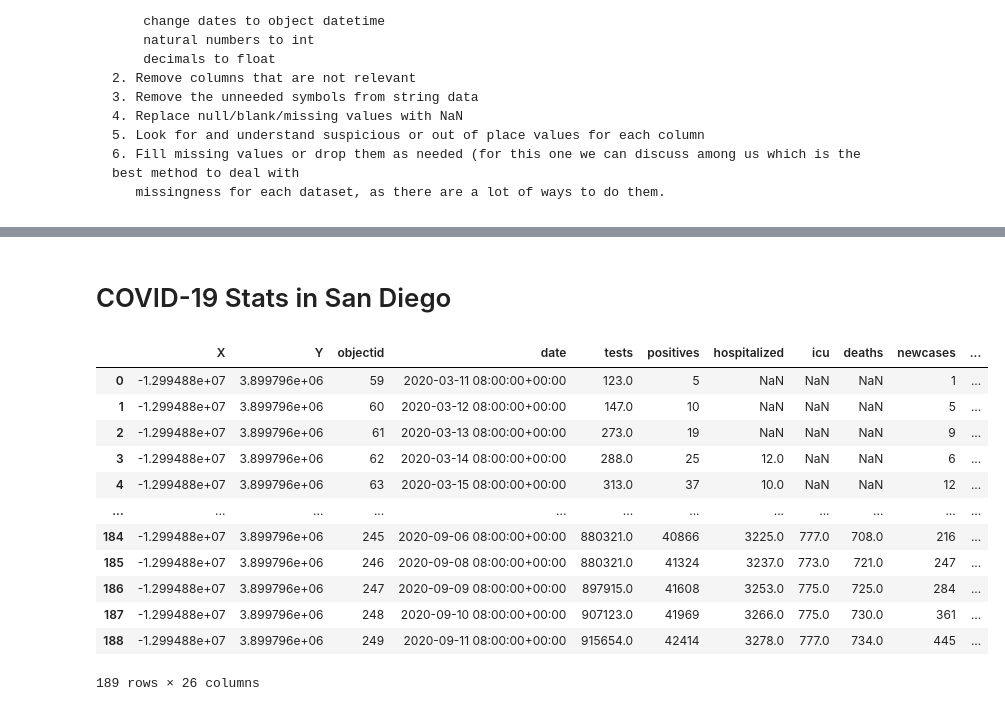
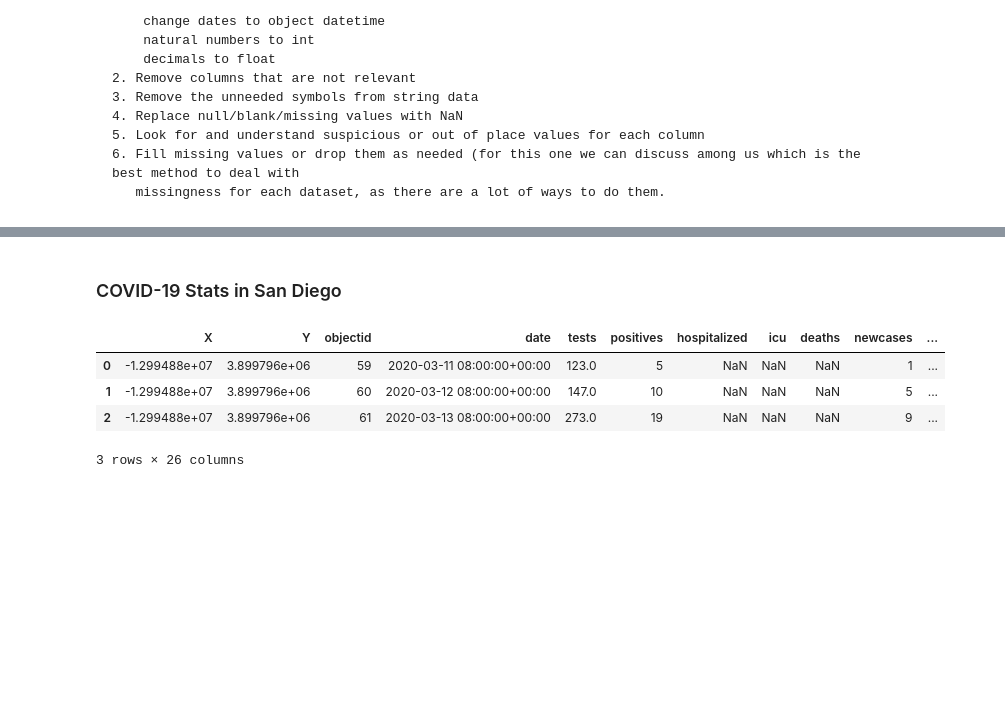
Before and after one commit to renaldyh27/COVID-Cool-for-School, a Jupyter notebook: Cleaning Datasets (Benjamin).ipynb, the cells around one changed output, grey strips where cells are left out. Drawn from its saved outputs; the diff is of its cells as text; code cells hidden in the pictures; blank space fills up the shorter version.

```diff
--- a/Cleaning Datasets (Benjamin).ipynb
+++ b/Cleaning Datasets (Benjamin).ipynb
@@ -81,19 +71,11 @@ cumulative_clean
 # %% [markdown]
-# COVID-19 Stats in San Diego
+### COVID-19 Stats in San Diego
 # %%
 stats_sd["date"] = pd.to_datetime(stats_sd["date"])
-stats_sd
+stats_sd.head(3)
 # %% [output]
 |  | X | Y | objectid | date | tests | positives | hospitalized | icu | deaths | newcases | ... |
 | 0 | -1.299488e+07 | 3.899796e+06 | 59 | 2020-03-11 08:00:00+00:00 | 123.0 | 5 | NaN | NaN | NaN | 1 | ... |
 | 1 | -1.299488e+07 | 3.899796e+06 | 60 | 2020-03-12 08:00:00+00:00 | 147.0 | 10 | NaN | NaN | NaN | 5 | ... |
 | 2 | -1.299488e+07 | 3.899796e+06 | 61 | 2020-03-13 08:00:00+00:00 | 273.0 | 19 | NaN | NaN | NaN | 9 | ... |
-| 3 | -1.299488e+07 | 3.899796e+06 | 62 | 2020-03-14 08:00:00+00:00 | 288.0 | 25 | 12.0 | NaN | NaN | 6 | ... |
-| 4 | -1.299488e+07 | 3.899796e+06 | 63 | 2020-03-15 08:00:00+00:00 | 313.0 | 37 | 10.0 | NaN | NaN | 12 | ... |
-| ... | ... | ... | ... | ... | ... | ... | ... | ... | ... | ... | ... |
-| 184 | -1.299488e+07 | 3.899796e+06 | 245 | 2020-09-06 08:00:00+00:00 | 880321.0 | 40866 | 3225.0 | 777.0 | 708.0 | 216 | ... |
-| 185 | -1.299488e+07 | 3.899796e+06 | 246 | 2020-09-08 08:00:00+00:00 | 880321.0 | 41324 | 3237.0 | 773.0 | 721.0 | 247 | ... |
-| 186 | -1.299488e+07 | 3.899796e+06 | 247 | 2020-09-09 08:00:00+00:00 | 897915.0 | 41608 | 3253.0 | 775.0 | 725.0 | 284 | ... |
-| 187 | -1.299488e+07 | 3.899796e+06 | 248 | 2020-09-10 08:00:00+00:00 | 907123.0 | 41969 | 3266.0 | 775.0 | 730.0 | 361 | ... |
-| 188 | -1.299488e+07 | 3.899796e+06 | 249 | 2020-09-11 08:00:00+00:00 | 915654.0 | 42414 | 3278.0 | 777.0 | 734.0 | 445 | ... |
-189 rows × 26 columns
+3 rows × 26 columns
```
Also changed, not shown: parts of 20 cells of this notebook, 1 other file.
